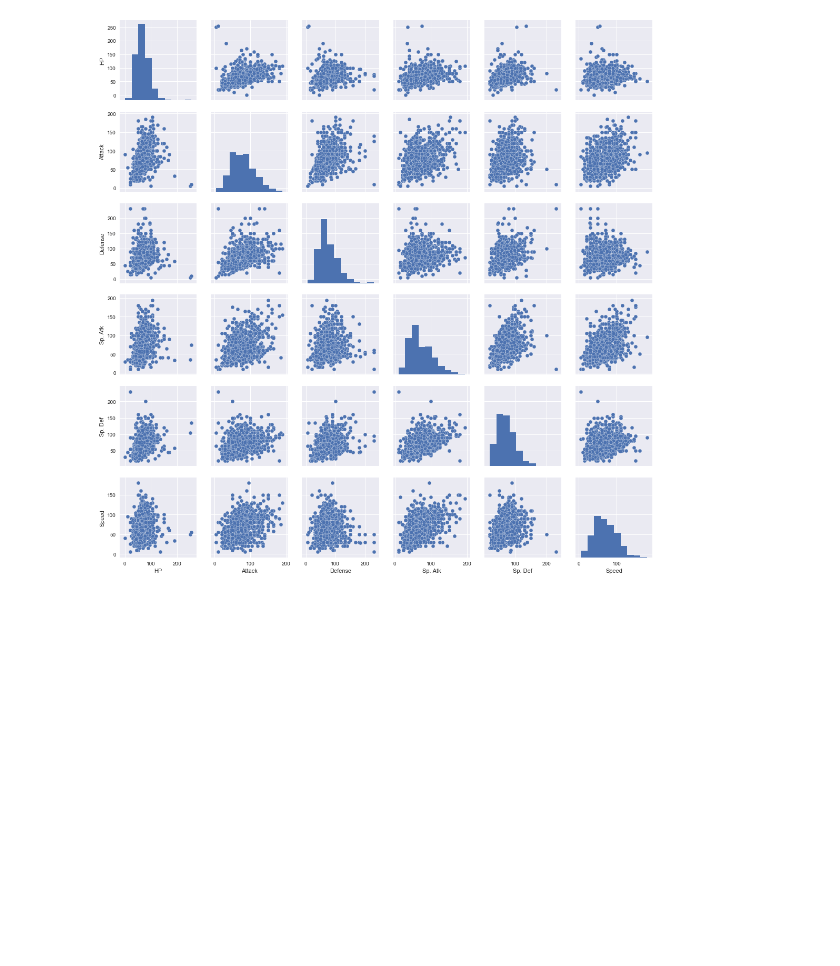
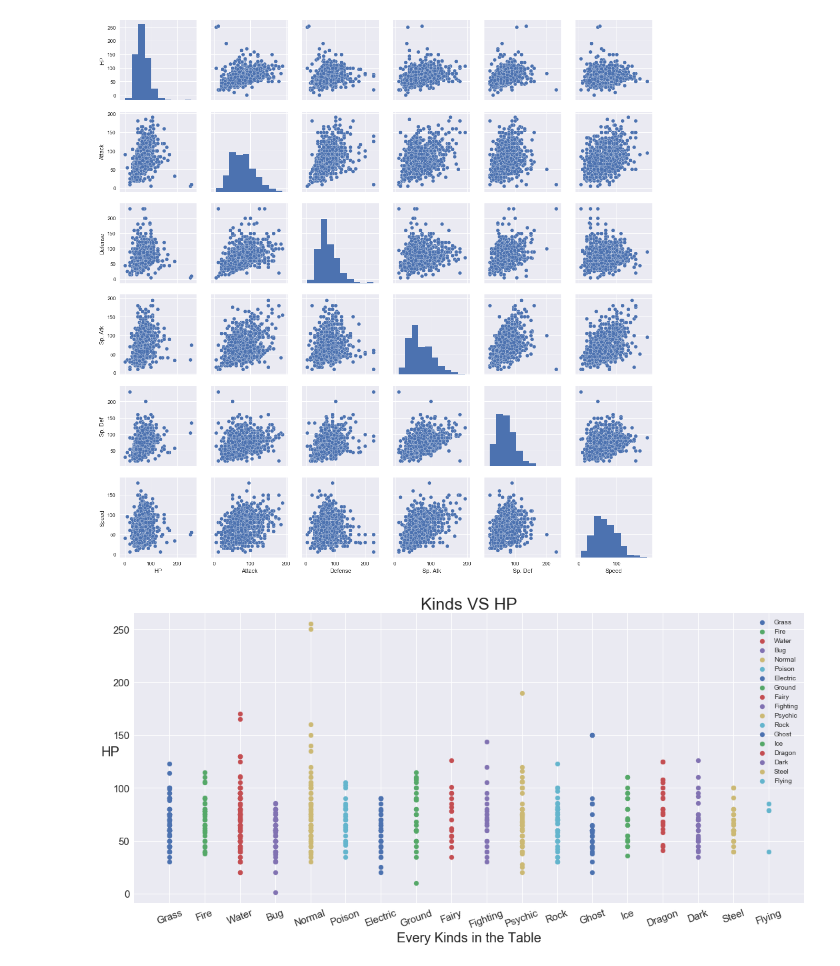
Before and after one commit to MissterHao/Pokemon-Prediction, a Jupyter notebook: Analisis.ipynb, the cells around one changed output. Saved outputs shown, nothing was run; the diff lists cells and outputs as text; code cells hidden in the pictures; blank space fills up the shorter version.

Commit message:
Add All_VS Scatter Img and Code in, and untrack the .ipycheckpoint.

```diff
--- a/Analisis.ipynb
+++ b/Analisis.ipynb
@@ -113,3 +115,43 @@ plt.show()
 # %% [output]
 <matplotlib.figure.Figure at 0x...>
 [figure]
+# %%
+df = pd.read_csv("data sets/Pokemon.csv").drop("Total",axis=1).drop("Legendary",axis=1).drop("Generation",axis=1).drop("#",axis=1).drop("Type 2",axis=1)
+df = df.drop("Name",axis=1)
+
+
+kinds = df['Type 1'].unique()
+HP = df['HP']
+
+
+# 給圖片編號和大小
+plt.figure(5,figsize=(18,8))
+# 就是 title
+plt.title("Kinds VS HP",fontdict={'fontsize':25})
+# 可以設定 ticks 的文字參數
+plt.tick_params(axis='both',labelsize=15)
+# 讓兩旁多一點空間，設定 最小是0 最大是 陣列的長度
+plt.xlim( ( 0-1, len(kinds) ) )
+# 幫X軸放上我要的文字陣列
+plt.xticks(xrange(len(kinds)),kinds,rotation=20)
+# X軸 Label 的文字
+plt.xlabel("Every Kinds in the Table",fontdict={'fontsize':20})
+
+plt.ylim( (HP.min()-10,HP.max()+10) )
+plt.ylabel("HP",fontdict={"fontsize":20},rotation=0)
+
+
+for i,k in enumerate(kinds):
+    Y = data_frame.loc[data_frame["Type 1"]==k]['HP']
+    X = np.full((len(Y)),i,dtype=float)
+
+    plt.scatter(x=X,y=Y,marker='o')
+
+
+
+
+plt.legend(kinds,loc="upper right")
+#plt.savefig("./Data Image/Kind_vs_HP_withAllkinds_300.jpg",dpi=300)
+plt.show()
+# %% [output]
+[figure, added]
```
Also changed, not shown: parts of 3 cells of this notebook, 10 other files.
